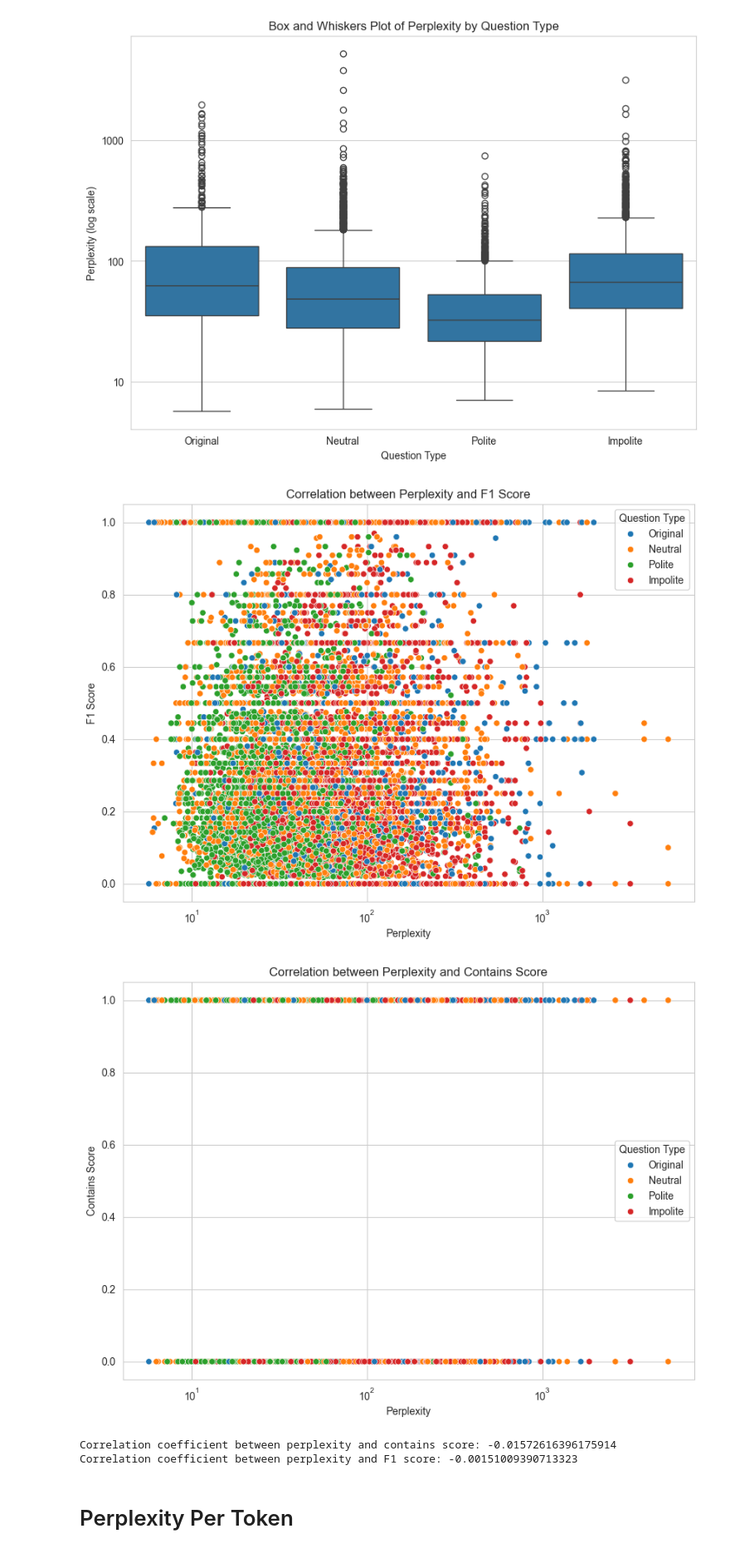
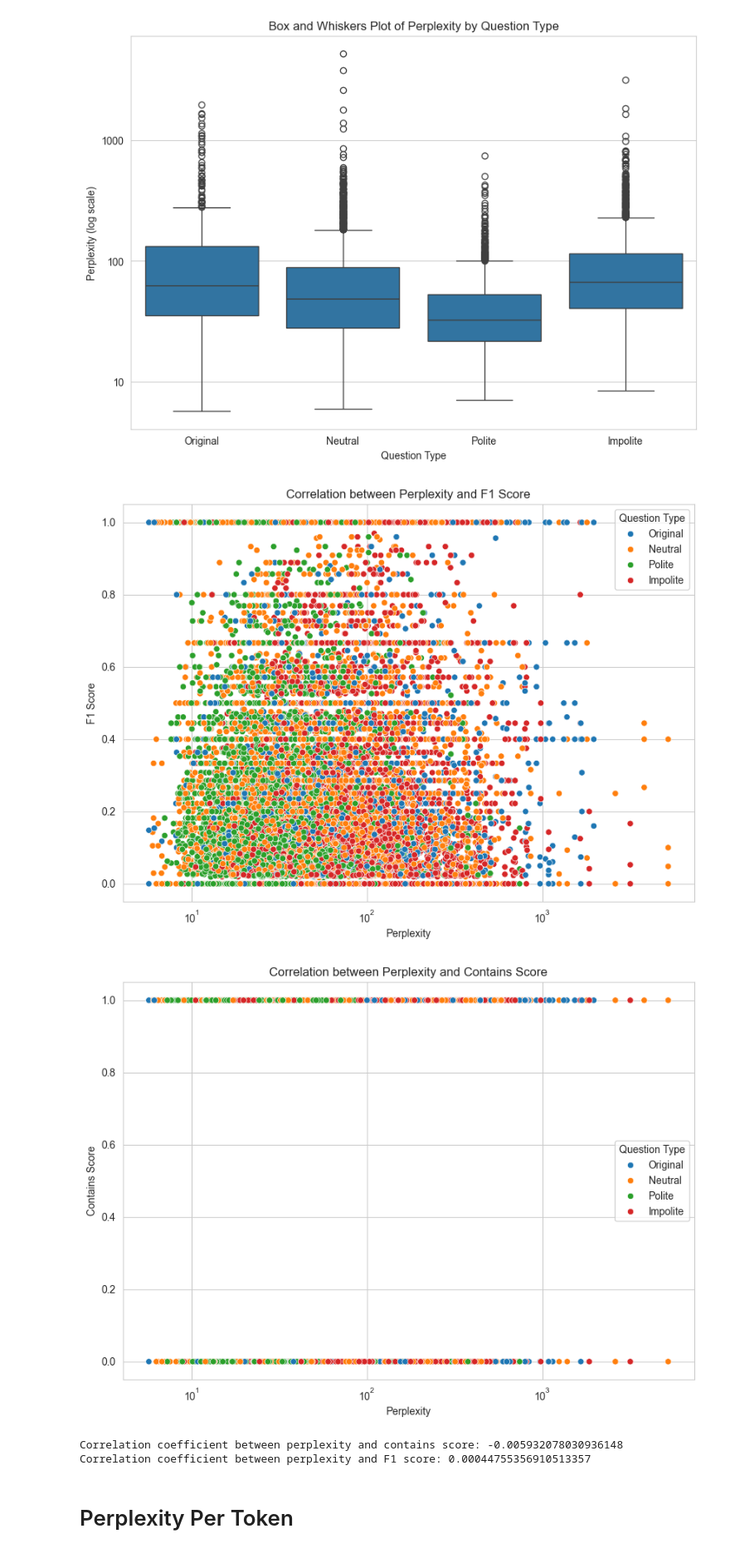
Before and after one commit to jbbernardin/LLM_Politeness, a Jupyter notebook: ANLP_Figures.ipynb, the cells around one changed output. Shown at 83% size. Cells and saved outputs as stored; diff of their text form; code cells hidden in the pictures.

Commit message:
add llama evaluation

```diff
--- a/ANLP_Figures.ipynb
+++ b/ANLP_Figures.ipynb
@@ -77,7 +77,7 @@ plt.show()
 [figure]
 [figure]
 # %%
-models = ['4o-mini', 'mistral', 'falcon']
+models = ['4o-mini', 'mistral', 'falcon', 'llama']
 dataframes = [pd.read_csv(f'model_outputs/{model}_evaluation_results.csv') for model in models]
 # Stack the dataframes
 evaluation_df = pd.concat(dataframes, keys=models, names=['Model', 'Row'])
@@ -122,37 +122,37 @@ merged_df['answer_type'] = merged_df['answer_type'].apply(detect_type)
 sns.set_style('whitegrid')
 
 # Plot correlation between perplexity and F1 score
 plt.figure(figsize=(10, 7))
 sns.scatterplot(data=merged_df, x='perplexity', y='F1', hue='answer_type')
 plt.title('Correlation between Perplexity and F1 Score')
 plt.xlabel('Perplexity')
 plt.ylabel('F1 Score')
 plt.xscale('log')
 plt.legend(title='Question Type')
 plt.show()
 
 # Plot correlation between perplexity and contains score
 plt.figure(figsize=(10, 7))
 sns.scatterplot(data=merged_df, x='perplexity', y='contains', hue='answer_type')
 plt.title('Correlation between Perplexity and Contains Score')
 plt.xlabel('Perplexity')
 plt.ylabel('Contains Score')
 plt.xscale('log')
 plt.legend(title='Question Type')
 plt.show()
 
 # Calculate the correlation coefficient between perplexity and contains score
 correlation = merged_df[['perplexity', 'contains']].corr(method='pearson').iloc[0, 1]
 print(f'Correlation coefficient between perplexity and contains score: {correlation}')
 
 # Calculate correlation coefficient between perplexity and F1 score
 correlation = merged_df[['perplexity', 'F1']].corr(method='pearson').iloc[0, 1]
 print(f'Correlation coefficient between perplexity and F1 score: {correlation}')
 # %% [output]
-[figure, old version]
+[figure, new version]
-[figure, old version]
+[figure, new version]
-Correlation coefficient between perplexity and contains score: -0.01572616396175914
-Correlation coefficient between perplexity and F1 score: -0.00151009390713323
+Correlation coefficient between perplexity and contains score: -0.005932078030936148
+Correlation coefficient between perplexity and F1 score: 0.00044755356910513357
 # %% [markdown]
 # Perplexity Per Token
 # %%
```
Also changed, not shown: parts of 8 cells of this notebook, 1 other file.
